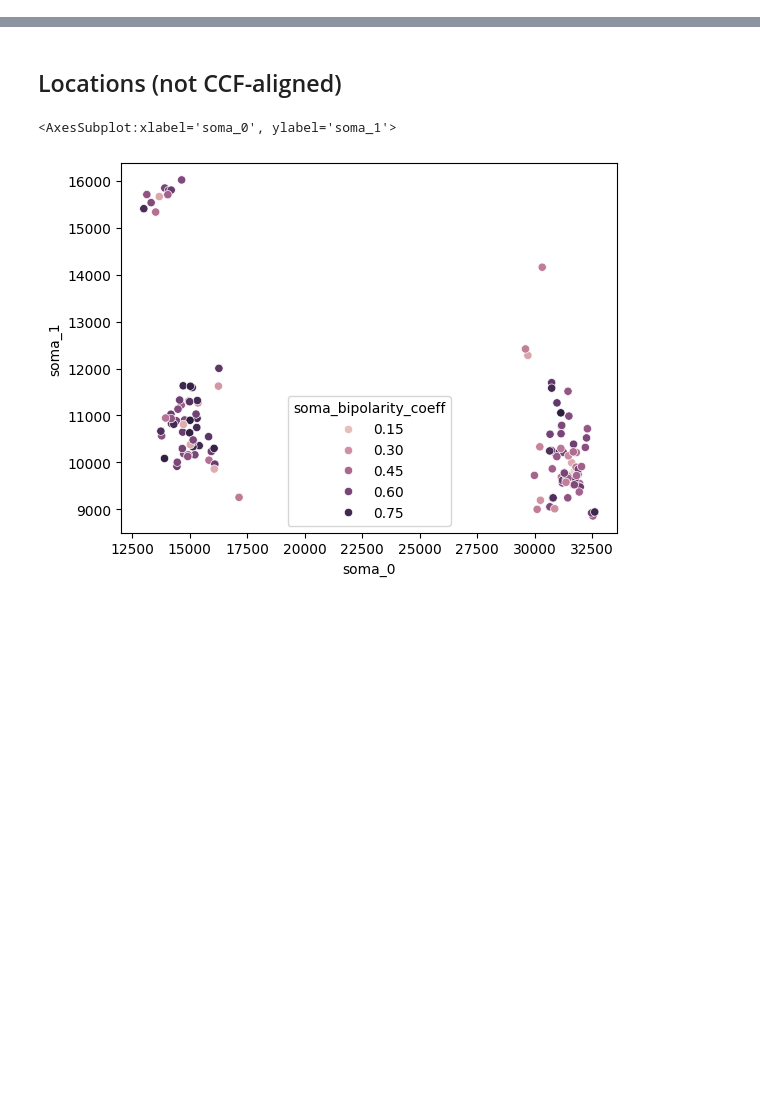
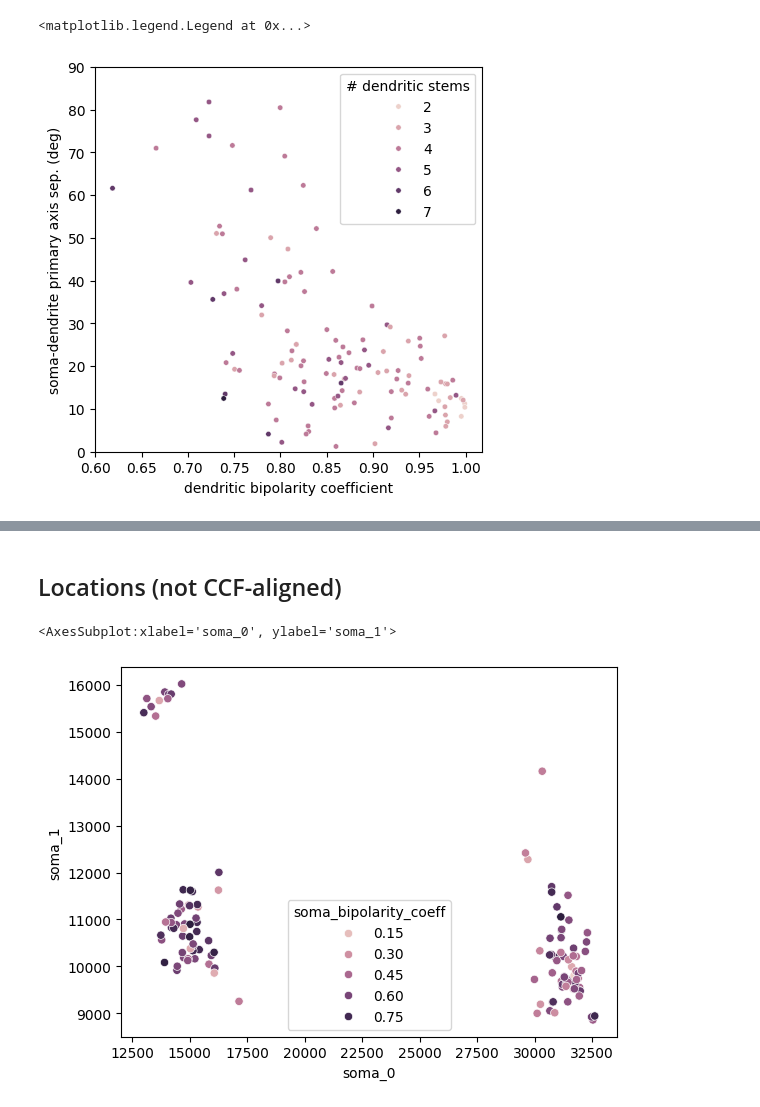
Before and after one commit to AllenNeuralDynamics/LC-somatodendritic-morphology, a Jupyter notebook: code/soma_asymmetry.ipynb, the cells around one changed output, grey strips where cells are left out. Cells and saved outputs as stored; diff of their text form; code cells hidden in the pictures; blank space fills up the shorter version.

```diff
--- a/code/soma_asymmetry.ipynb
+++ b/code/soma_asymmetry.ipynb
@@ -28,6 +24,7 @@ df.head()
 # %%
 
 for col in ["radii", "primary_axis", "soma_offset", "soma"]:
+    df[col] = df[col].fillna("[NaN NaN NaN]")
     df[col] = df[col].str.replace(r"\[\s*|\s*\]", "", regex=True).str.split(r"\s+")
     # move column of lists to separate columns
     df = df.assign(
@@ -181,0 +146,7 @@ sns.pairplot(df, y_vars=["aligned_bipolarity_offset", "abs_bipolarity_offset"],
+# %%
+id = "N016-685221"
+swc = "/data/N016-685221-PG.swc"
+morph = morphology_from_swc(swc)
+r2 = 50
+stems = b.intersection_points(morph, cutoff=r2)
+stems
@@ -181,0 +157,2 @@ sns.pairplot(df, y_vars=["aligned_bipolarity_offset", "abs_bipolarity_offset"],
+# %%
+df.loc["N016-685221", "path"] = "/data/N016-685221-PG.swc"
@@ -181,0 +212,19 @@ sns.pairplot(df, y_vars=["aligned_bipolarity_offset", "abs_bipolarity_offset"],
+# %%
+for col in df.columns:
+    try:
+        df[col] = pd.to_numeric(df[col])
+    except:
+        pass
+# %%
+df["primary_axis_angle"] = df["cos_primary_axis"].map(np.arccos).map(np.degrees)
+
+plt.figure(figsize=(5,5))
+sns.scatterplot(data=df, y="primary_axis_angle", x="abs_bipolarity", hue="num_stems", s=15)
+plt.xlabel("dendritic bipolarity coefficient")
+plt.ylabel("soma-dendrite primary axis sep. (deg)")
+plt.ylim(0,90)
+# legend title
+plt.legend(title="# dendritic stems")
+# %% [output]
+<matplotlib.legend.Legend at 0x...>
+[figure, added]
```
Also changed, not shown: parts of 41 cells of this notebook, 9 other files.
